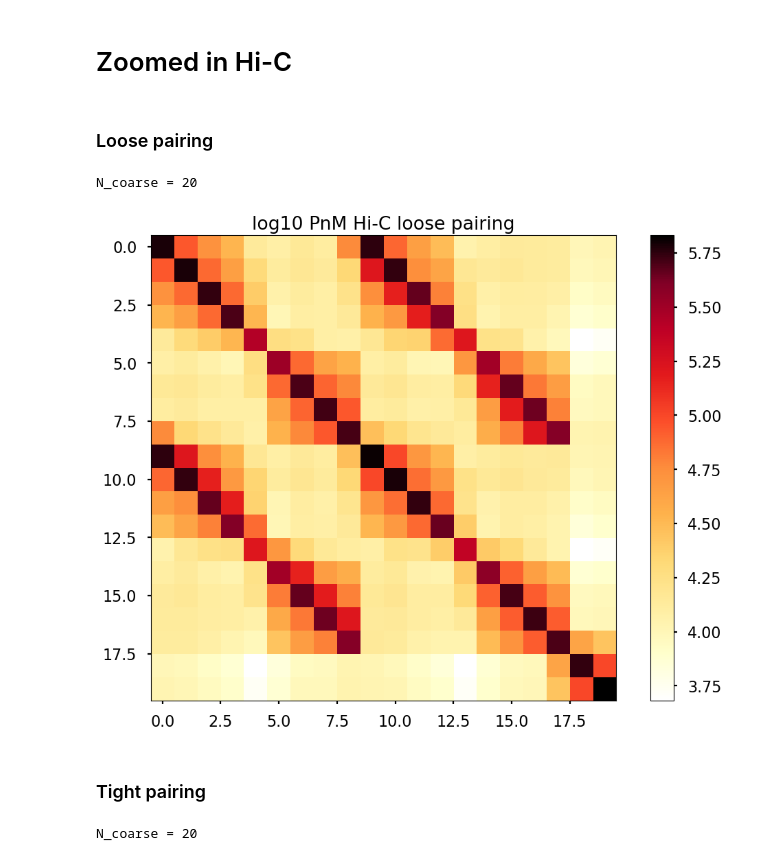
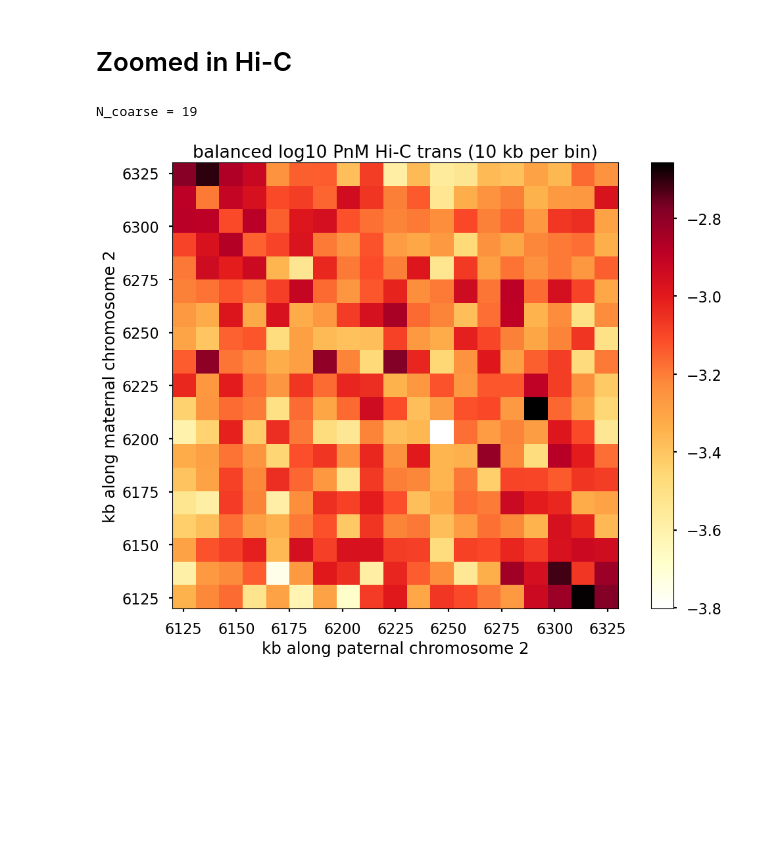
Before and after one commit to DiPierroLab/Douglas, a Jupyter notebook: 4_Hi-C/experimental_Hi-C_figure_1.ipynb, the cells around one changed output. Saved outputs shown, nothing was run; the diff lists cells and outputs as text; code cells hidden in the pictures; blank space fills up the shorter version.

```diff
--- a/4_Hi-C/experimental_Hi-C_figure_1.ipynb
+++ b/4_Hi-C/experimental_Hi-C_figure_1.ipynb
@@ -68,26 +73,25 @@ plt.show()
 # %%
 # Load a Hi-C map from a cooler file.
 clr_1kb = cooler.Cooler('/Users/douglas/Documents/Features_Transfer/store_Hi-C/JJ10_11_17_18.wo3kbCisTransHom.1000.cool')
+
+res_coarse_1kb = 10 # number of old 1kb bins per new bin
+start_index = 6120 # 5900 for loose; 6400 for tight (kb)
+stop_index = 6330 # start_index + 600 (kb)
+
+trans_matrix = clr_1kb.matrix(balance=True)[start_index:stop_index, start_index + 44159: stop_index + 44159]
+trans_matrix = trans_matrix[:,~np.isnan(trans_matrix).all(axis=0)]# Remove columns of all NaN
+trans_matrix = trans_matrix[~np.isnan(trans_matrix).all(axis=1), :]# Remove rows of all NaN
+trans_matrix = np.nan_to_num(trans_matrix) # make the nan entries 0
+trans_matrix = coarse_grainer(trans_matrix, res_coarse_1kb) # coarse grain
+
+plt.title(f'balanced log10 PnM Hi-C trans ({res_coarse_1kb} kb per bin)')
+plt.imshow(np.log10(trans_matrix),cmap='fall',
+           extent=[start_index, stop_index, start_index, stop_index])
+plt.xlabel('kb along paternal chromosome 2')
+plt.ylabel('kb along maternal chromosome 2')
+plt.colorbar()
+#plt.savefig('/Users/douglas/Documents/Features_Transfer/figures/chr2_trans_loose.pdf')
+plt.show()
+# %% [output]
+N_coarse = 19
+[figure, added]
-# %% [markdown]
-### Loose pairing
-# %%
-loose_matrix = clr_1kb.matrix(balance=False)[0:200,0:200] # most of maternal chromosome 2
-loose_matrix = np.nan_to_num(loose_matrix) # make the nan entries 0
-loose_matrix = coarse_grainer(loose_matrix, 10) # coarse grain
-# %% [output]
-N_coarse = 20
-# %%
-plt.title('log10 PnM Hi-C loose pairing')
-plt.imshow(np.log10(loose_matrix),cmap='fall')
-plt.colorbar()
-plt.show()
-# %% [output]
-[figure, removed]
-# %% [markdown]
-### Tight pairing
-# %%
-tight_matrix = clr_1kb.matrix(balance=False)[200:400,200:400] # most of maternal chromosome 2
-tight_matrix = np.nan_to_num(tight_matrix) # make the nan entries 0
-tight_matrix = coarse_grainer(tight_matrix, 10) # coarse grain
-# %% [output]
-N_coarse = 20
```
Also changed, not shown: parts of 4 cells of this notebook, 6 other files.
